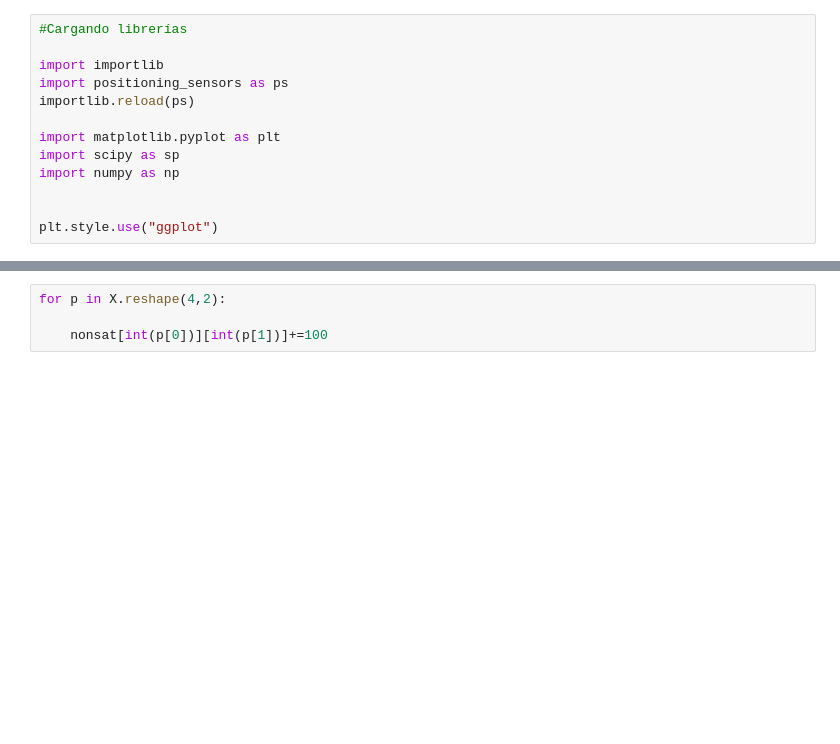
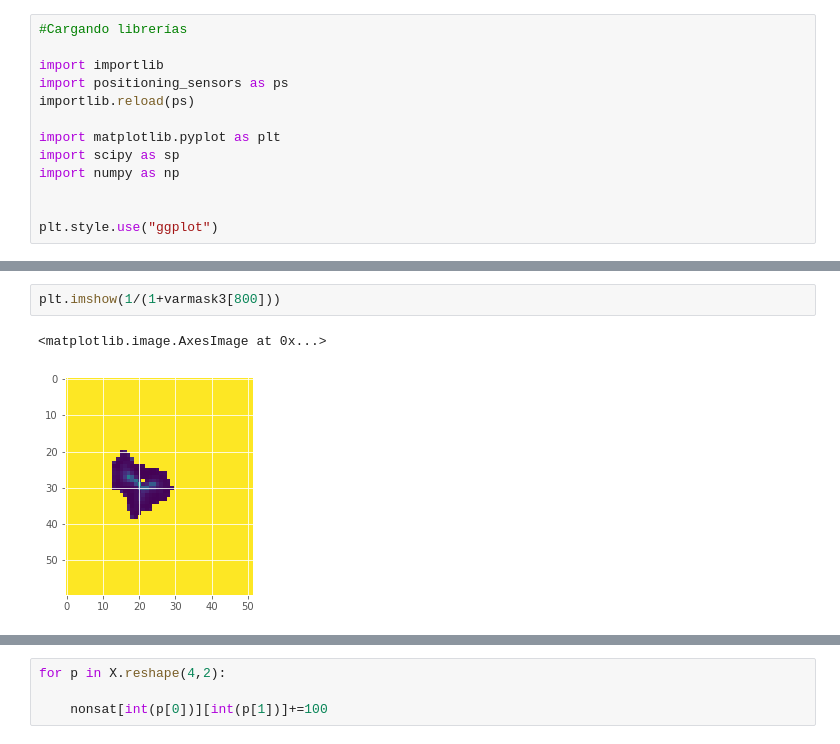
Before and after one commit to rdglpz/optimal_light_sensor_location, a Jupyter notebook: objective function design.ipynb, the cells around one changed output, grey strips where cells are left out. Saved outputs shown, nothing was run; the diff lists cells and outputs as text; blank space fills up the shorter version.

```diff
--- a/objective function design.ipynb
+++ b/objective function design.ipynb
@@ -69 +69,6 @@ Coords  [55 35]
 --
+# %%
+plt.imshow(1/(1+varmask3[800]))
+# %% [output]
+<matplotlib.image.AxesImage at 0x...>
+[figure, added]
```
Also changed, not shown: parts of 34 cells of this notebook, 2 other files.
